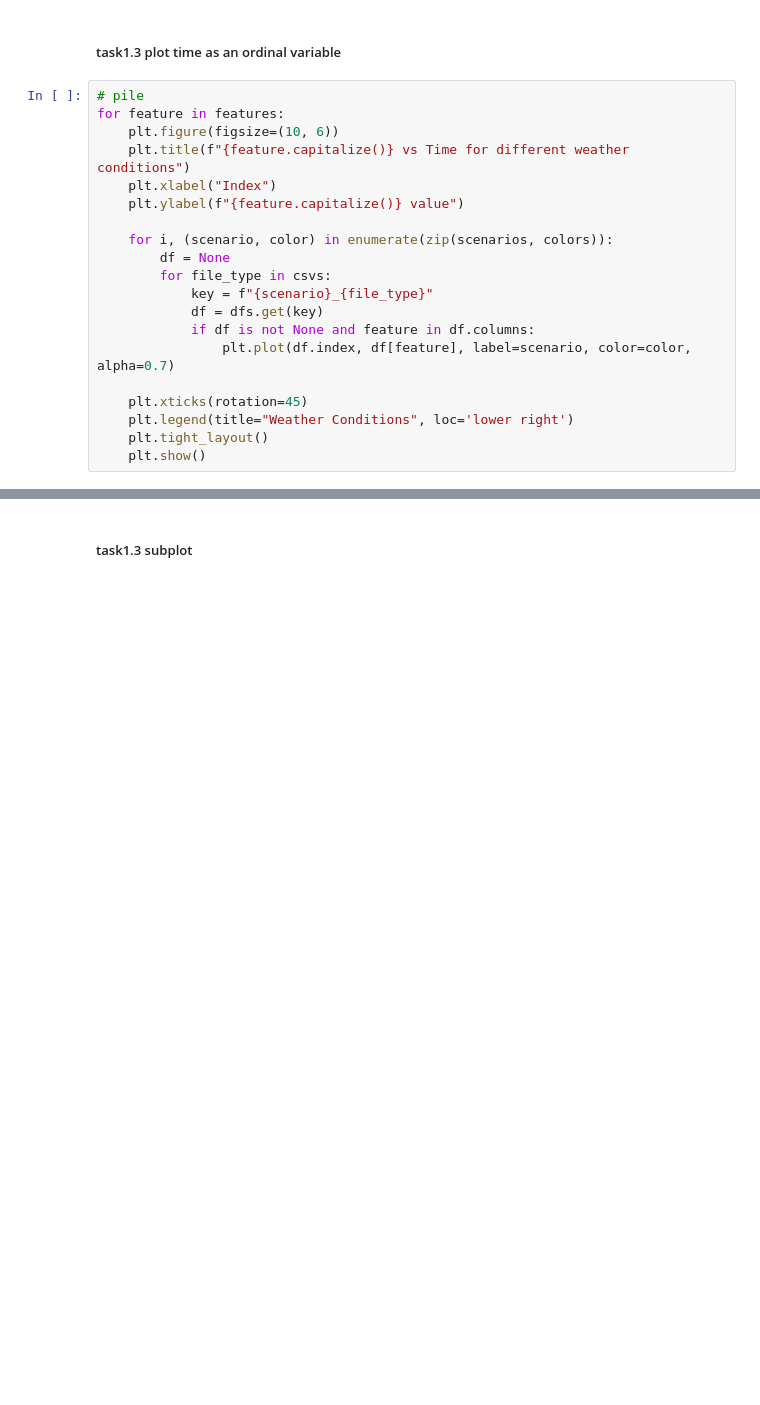
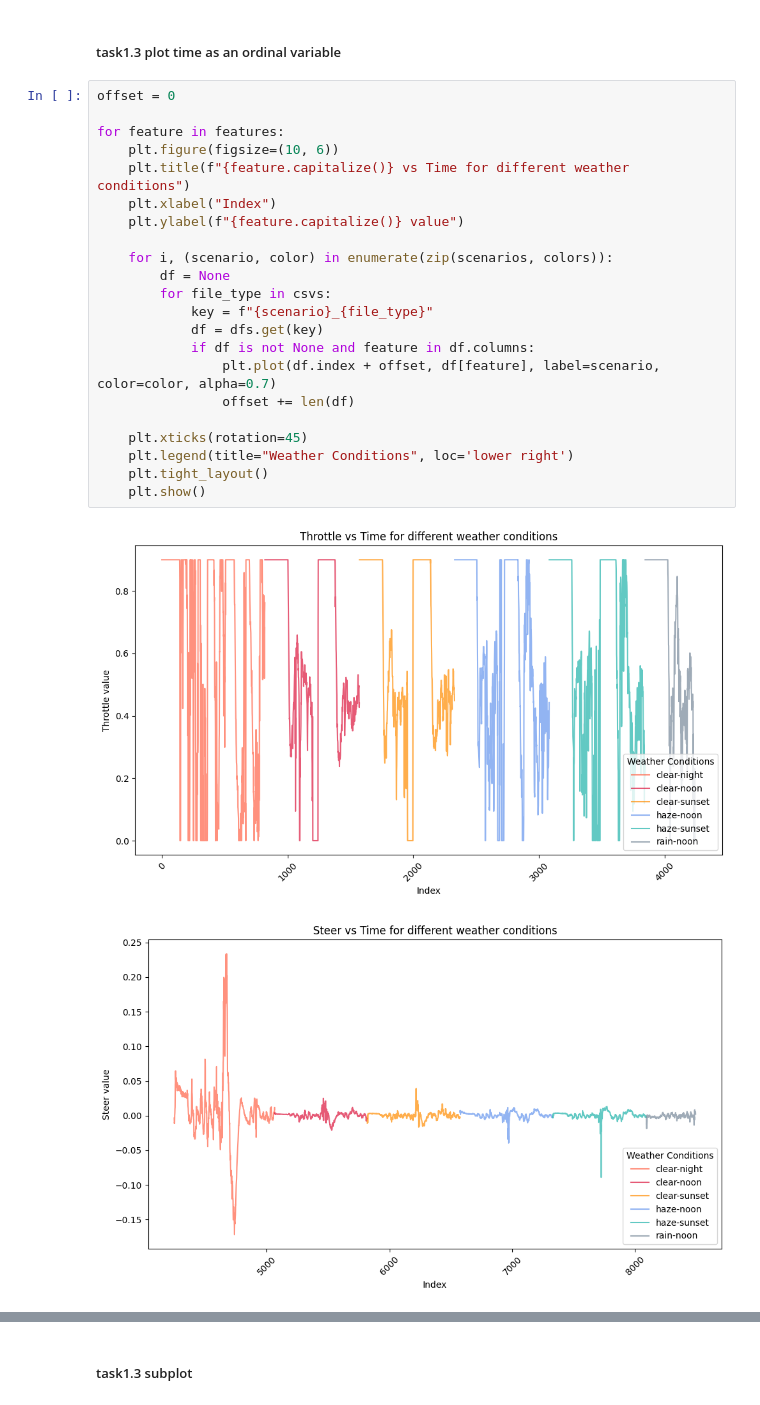
Before and after one commit to CCHST/Mini-Project-1-Safety-Analysis-of-Autonomous-Vehicles, a Jupyter notebook: task1.ipynb, the cells around one changed output, grey strips where cells are left out. Cells and saved outputs as stored; diff of their text form; blank space fills up the shorter version.

```diff
--- a/task1.ipynb
+++ b/task1.ipynb
@@ -116,22 +203,27 @@ for feature in features:
 # %% [markdown]
 ##### task1.3 plot time as an ordinal variable
 # %%
-# pile
+offset = 0
+
 for feature in features:
     plt.figure(figsize=(10, 6))
     plt.title(f"{feature.capitalize()} vs Time for different weather conditions")
     plt.xlabel("Index")
     plt.ylabel(f"{feature.capitalize()} value")
 
     for i, (scenario, color) in enumerate(zip(scenarios, colors)):
         df = None
         for file_type in csvs:
             key = f"{scenario}_{file_type}"
             df = dfs.get(key)
             if df is not None and feature in df.columns:
-                plt.plot(df.index, df[feature], label=scenario, color=color, alpha=0.7)
+                plt.plot(df.index + offset, df[feature], label=scenario, color=color, alpha=0.7)
+                offset += len(df)
 
     plt.xticks(rotation=45)
     plt.legend(title="Weather Conditions", loc='lower right')
     plt.tight_layout()
     plt.show()
+# %% [output]
+[figure, added]
+[figure, added]
```
Also changed, not shown: parts of 12 cells of this notebook.
